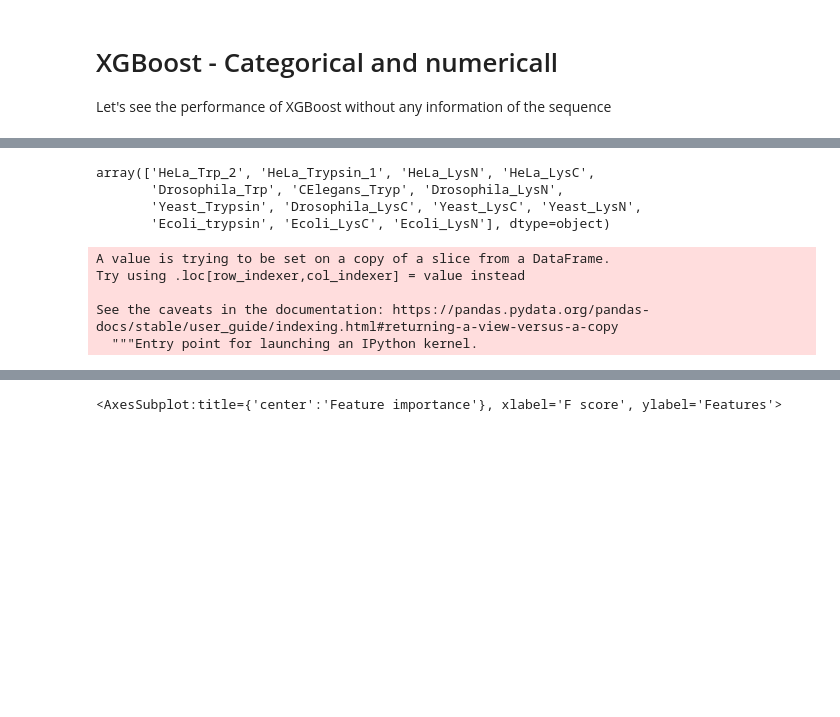
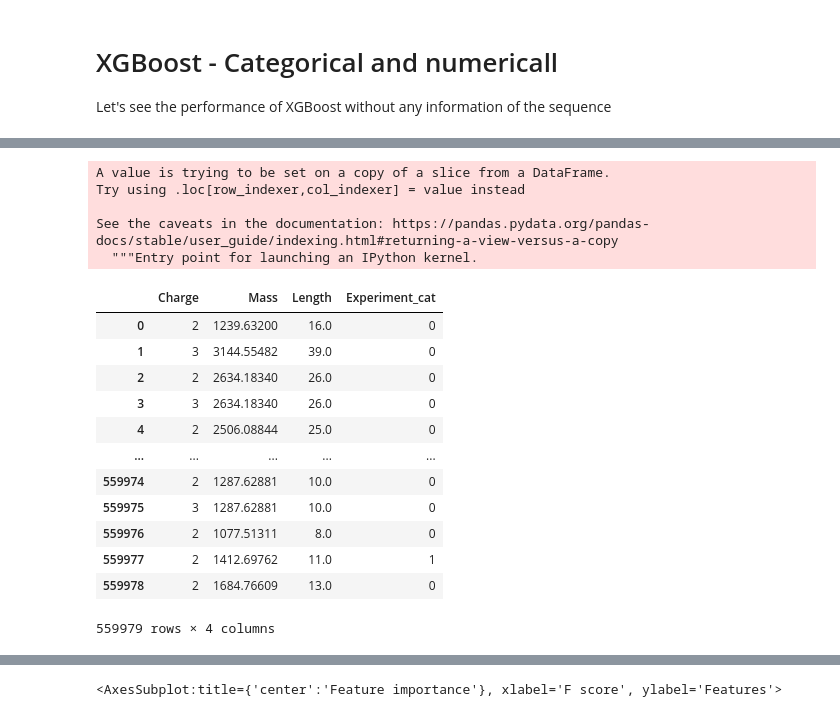
Before and after one commit to jlrestrepol/ccs, a Jupyter notebook: code/CCS_valset.ipynb, the cells around one changed output, grey strips where cells are left out. Saved outputs shown, nothing was run; the diff lists cells and outputs as text; code cells hidden in the pictures; blank space fills up the shorter version.

```diff
--- a/code/CCS_valset.ipynb
+++ b/code/CCS_valset.ipynb
@@ -181,20 +185,27 @@ See the caveats in the documentation: https://pandas.pydata.org/pandas-docs/stab
 array([0, 2, 1])
-# %%
-df1_xgb['Experiment'].unique()
-# %% [output]
-array(['HeLa_Trp_2', 'HeLa_Trypsin_1', 'HeLa_LysN', 'HeLa_LysC',
-       'Drosophila_Trp', 'CElegans_Tryp', 'Drosophila_LysN',
-       'Yeast_Trypsin', 'Drosophila_LysC', 'Yeast_LysC', 'Yeast_LysN',
-       'Ecoli_trypsin', 'Ecoli_LysC', 'Ecoli_LysN'], dtype=object)
 # %%
 df1_xgb['Length'] = df1_xgb['Length'].astype(float)
 label = df1_xgb['CCS']
 del df1_xgb['CCS'], df1_xgb['Experiment'], df1_xgb['power_ccs']
+df1_xgb
 # %% [output]
 A value is trying to be set on a copy of a slice from a DataFrame.
 Try using .loc[row_indexer,col_indexer] = value instead
 
 See the caveats in the documentation: https://pandas.pydata.org/pandas-docs/stable/user_guide/indexing.html#returning-a-view-versus-a-copy
   """Entry point for launching an IPython kernel.
+|  | Charge | Mass | Length | Experiment_cat |
+| 0 | 2 | 1239.63200 | 16.0 | 0 |
+| 1 | 3 | 3144.55482 | 39.0 | 0 |
+| 2 | 2 | 2634.18340 | 26.0 | 0 |
+| 3 | 3 | 2634.18340 | 26.0 | 0 |
+| 4 | 2 | 2506.08844 | 25.0 | 0 |
+| ... | ... | ... | ... | ... |
+| 559974 | 2 | 1287.62881 | 10.0 | 0 |
+| 559975 | 3 | 1287.62881 | 10.0 | 0 |
+| 559976 | 2 | 1077.51311 | 8.0 | 0 |
+| 559977 | 2 | 1412.69762 | 11.0 | 1 |
+| 559978 | 2 | 1684.76609 | 13.0 | 0 |
+559979 rows × 4 columns
 # %%
 x_train, x_test, y_train, y_test = sklearn.model_selection.train_test_split(df1_xgb, label, random_state=3122021, stratify = df1_xgb['Charge'])
```
Also changed, not shown: parts of 8 cells of this notebook, 1 other file.
